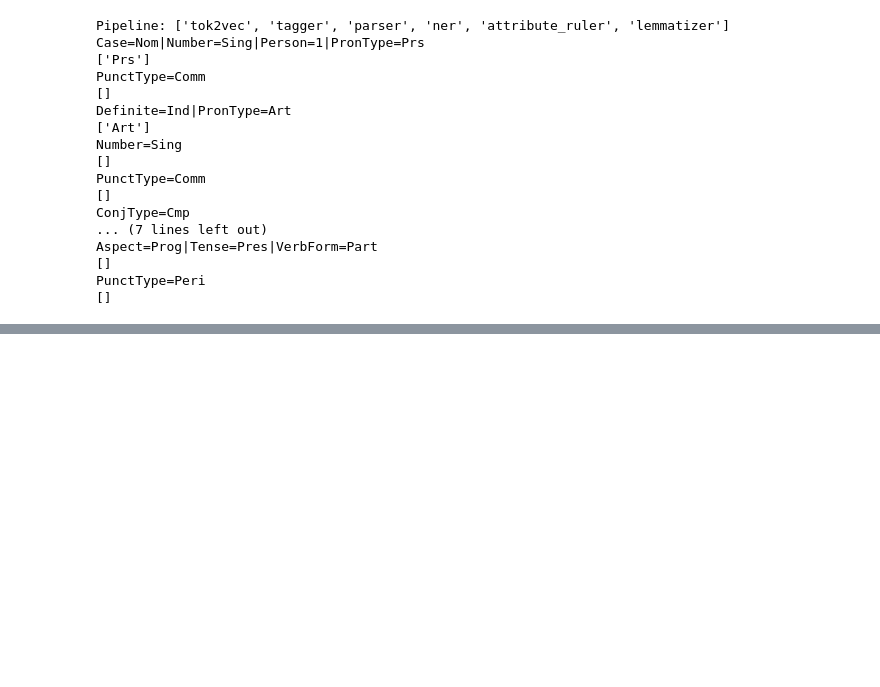
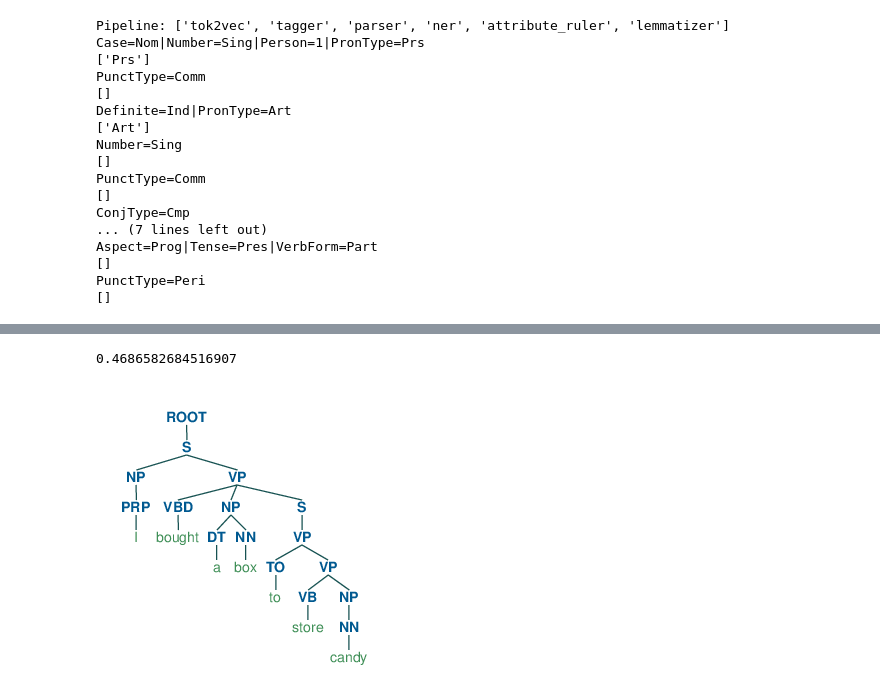
Before and after one commit to eric11eca/NeuralLog, a Jupyter notebook: src/syntactic_variation.ipynb, the cells around one changed output, grey strips where cells are left out. Cells and saved outputs as stored; diff of their text form; code cells hidden in the pictures; blank space fills up the shorter version.

```diff
--- a/src/syntactic_variation.ipynb
+++ b/src/syntactic_variation.ipynb
@@ -415,0 +518,35 @@ PunctType=Peri
+# %%
+model.distance("boy", "man")
+# %% [output]
+0.4686582684516907
+# %%
+from nltk.parse import CoreNLPParser
+parser = CoreNLPParser(url='http://localhost:9000')
+# %%
+tree = str(list(parser.raw_parse('I bought a box to store candy'))).replace("[", "").replace("]", "").replace("Tree", "").replace(",", "").replace("'", "")
+# %%
+from nltk.tree import Tree
+from nltk.draw import TreeWidget
+from nltk.draw.util import CanvasFrame
+from IPython.display import Image, display
+
+def jupyter_draw_nltk_tree(tree):
+    cf = CanvasFrame()
+    t = Tree.fromstring(tree)
+    tc = TreeWidget(cf.canvas(), t)
+    tc['node_font'] = 'arial 14 bold'
+    tc['leaf_font'] = 'arial 14'
+    tc['node_color'] = '#005990'
+    tc['leaf_color'] = '#3F8F57'
+    tc['line_color'] = '#175252'
+    cf.add_widget(tc, 20, 20)
+    os.system('rm -rf ../data/tree.png')
+    os.system('rm -rf ../data/tree.ps')
+    cf.print_to_file('../data/tree.ps')
+    cf.destroy()
+    os.system('convert ../data/tree.ps ../data/tree.png')
+    display(Image(filename='../data/tree.png'))
+# %%
+jupyter_draw_nltk_tree(tree)
+# %% [output]
+[figure, added]
```
Also changed, not shown: parts of 30 cells of this notebook, 5 other files.
